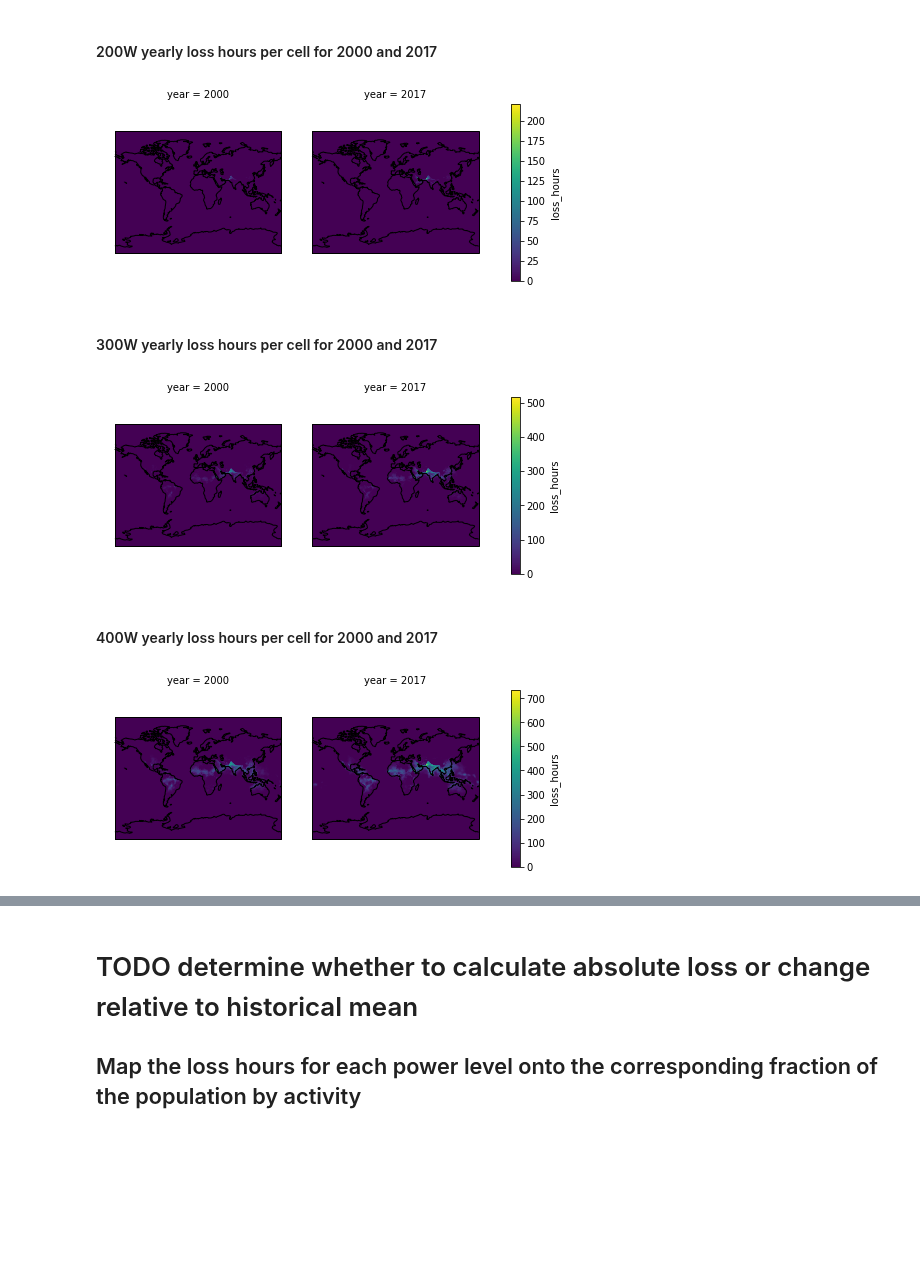
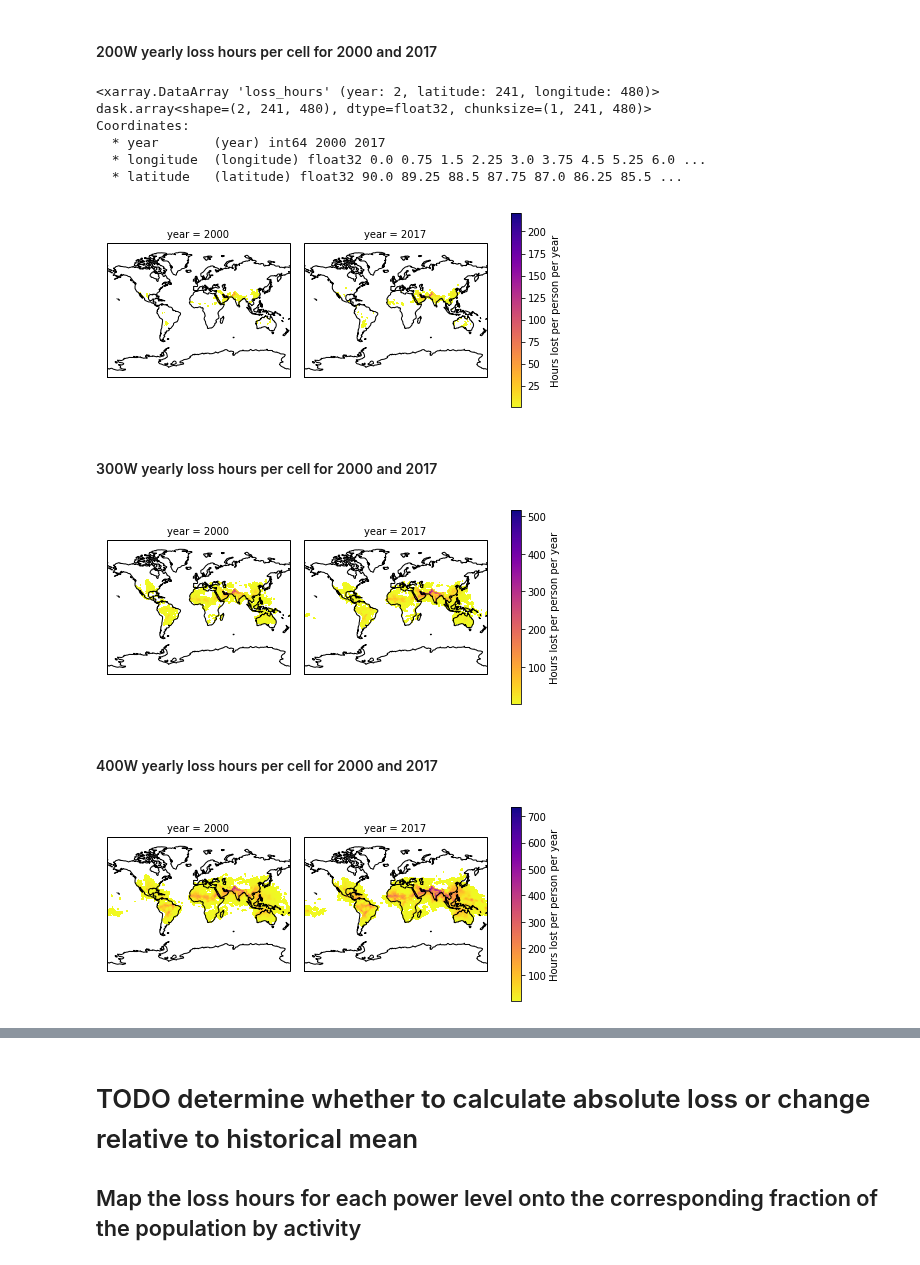
Before and after one commit to mangecoeur/health-climate-exposure, a Jupyter notebook: 1.3 Labour capacity change.ipynb, the cells around one changed output, grey strips where cells are left out. Saved outputs shown, nothing was run; the diff lists cells and outputs as text; code cells hidden in the pictures; blank space fills up the shorter version.

Commit message:
near final results

```diff
--- a/1.3 Labour capacity change.ipynb
+++ b/1.3 Labour capacity change.ipynb
@@ -336,13 +337,25 @@ yearly_pct_in_serv = xr.open_mfdataset(str(DATA_SRC / 'lancet' / 'yearly_pct_in_
 # %% [markdown]
 ### Time series plot of loss hours
 # %%
-f, axs = plt.subplots(3,1)
+f, axs = plt.subplots(3,1, constrained_layout=True, sharex=True)
 f.set_size_inches(6,5)
+f.suptitle('Sum of hours lost per cell for different activity levels')
 ax = axs[0]
 hours_lost_200.loss_hours.sum(dim=['latitude', 'longitude'], skipna=True).plot(ax=ax)
+ax.set_title('200W')
+ax.set_xlabel('')
+ax.set_ylabel('h')
+
 ax = axs[1]
 hours_lost_300.loss_hours.sum(dim=['latitude', 'longitude'], skipna=True).plot(ax=ax)
+ax.set_title('300W')
+ax.set_xlabel('')
+ax.set_ylabel('h')
+
 ax = axs[2]
 hours_lost_400.loss_hours.sum(dim=['latitude', 'longitude'], skipna=True).plot(ax=ax)
-plt.tight_layout()
+ax.set_title('400W')
+ax.set_ylabel('h')
+
+# plt.tight_layout()
 # %% [output]
@@ -353,43 +367,69 @@ plt.tight_layout()
 from cartopy import crs
 # %% [markdown]
 #### 200W yearly loss hours per cell for 2000 and 2017
+# %%
+year_vals
+# %% [output]
+<xarray.DataArray 'loss_hours' (year: 2, latitude: 241, longitude: 480)>
+dask.array<shape=(2, 241, 480), dtype=float32, chunksize=(1, 241, 480)>
+Coordinates:
+  * year       (year) int64 2000 2017
+  * longitude  (longitude) float32 0.0 0.75 1.5 2.25 3.0 3.75 4.5 5.25 6.0 ...
+  * latitude   (latitude) float32 90.0 89.25 88.5 87.75 87.0 86.25 85.5 ...
 # %%
 year_vals = hours_lost_200.sel(year=[2000,2017]).loss_hours
-
+year_vals = year_vals.where(year_vals > 0)
+year_vals.name = 'Hours lost per person per year'
 p = year_vals.plot.pcolormesh(
     col='year',
+    cmap='plasma_r',
     transform=crs.PlateCarree(),
     subplot_kws={'projection': crs.Miller()}
                          )
 for ax in p.axes.flat:
     ax.coastlines()
+
+plt.savefig(RESULTS_FOLDER / '200W 2000 to 2017 comparison.png',
+            bbox_inches='tight', dpi=300)
 # %% [output]
-[figure, old version]
+[figure, new version]
 # %% [markdown]
 #### 300W yearly loss hours per cell for 2000 and 2017
 # %%
 year_vals = hours_lost_300.sel(year=[2000,2017]).loss_hours
+year_vals = year_vals.where(year_vals > 0)
+year_vals.name = 'Hours lost per person per year'
 
 p = year_vals.plot.pcolormesh(
     col='year',
+    cmap='plasma_r',
     transform=crs.PlateCarree(),
     subplot_kws={'projection': crs.Miller()}
                          )
 for ax in p.axes.flat:
     ax.coastlines()
+
+plt.savefig(RESULTS_FOLDER / '300W 2000 to 2017 comparison.png',
+            bbox_inches='tight', dpi=300)
 # %% [output]
-[figure, old version]
+[figure, new version]
 # %% [markdown]
 #### 400W yearly loss hours per cell for 2000 and 2017
 # %%
 year_vals = hours_lost_400.sel(year=[2000,2017]).loss_hours
+year_vals = year_vals.where(year_vals > 0)
+year_vals.name = 'Hours lost per person per year'
 
 p = year_vals.plot.pcolormesh(
     col='year',
+    cmap='plasma_r',
     transform=crs.PlateCarree(),
     subplot_kws={'projection': crs.Miller()}
                          )
 for ax in p.axes.flat:
     ax.coastlines()
+
+plt.savefig(RESULTS_FOLDER / '400W 2000 to 2017 comparison.png',
+            bbox_inches='tight', dpi=300)
 # %% [output]
-[figure, old version]
+[figure, new version]
```
Also changed, not shown: parts of 13 cells of this notebook, 46 other files.
